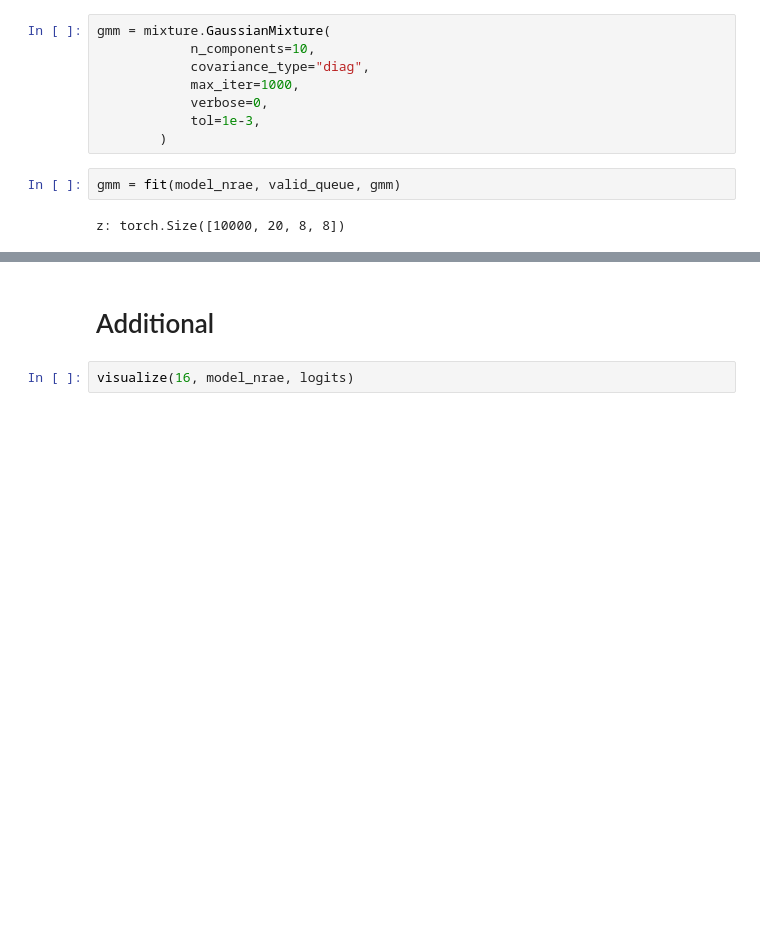
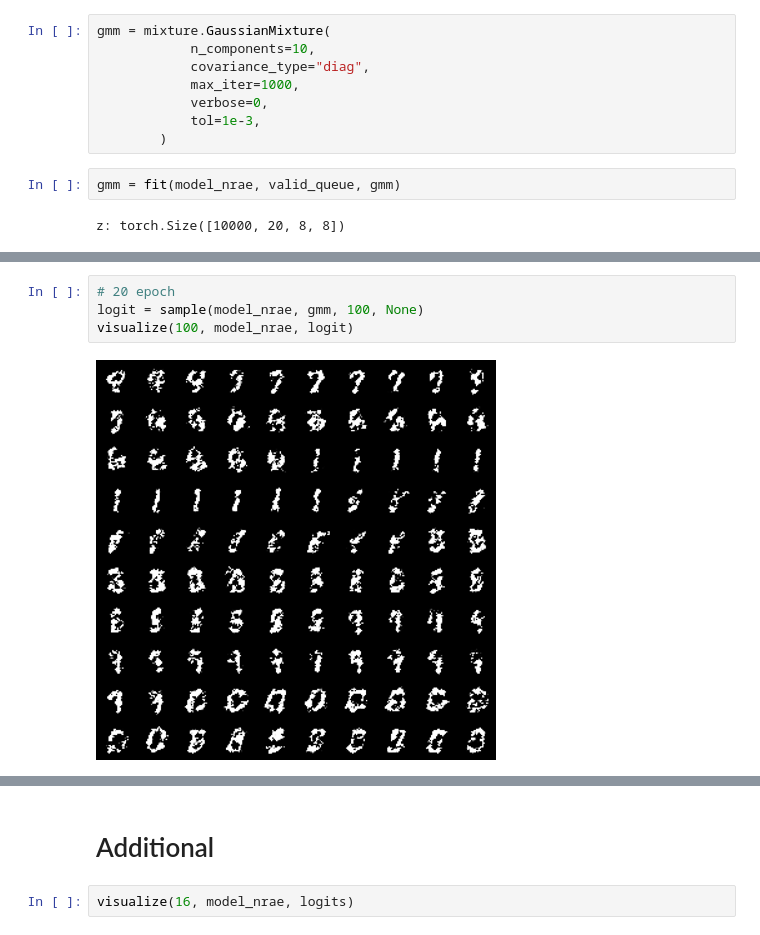
Before and after one commit to yesiltepe-hidir/NVAE, a Jupyter notebook: NRAE_XPDE.ipynb, the cells around one changed output, grey strips where cells are left out. Drawn from its saved outputs; the diff is of its cells as text; blank space fills up the shorter version.

```diff
--- a/NRAE_XPDE.ipynb
+++ b/NRAE_XPDE.ipynb
@@ -464,0 +470,6 @@ visualize(4, model_nrae, logit)
+# %%
+# 20 epoch
+logit = sample(model_nrae, gmm, 100, None)
+visualize(100, model_nrae, logit)
+# %% [output]
+[figure, added]
```
Also changed, not shown: parts of 11 cells of this notebook.
